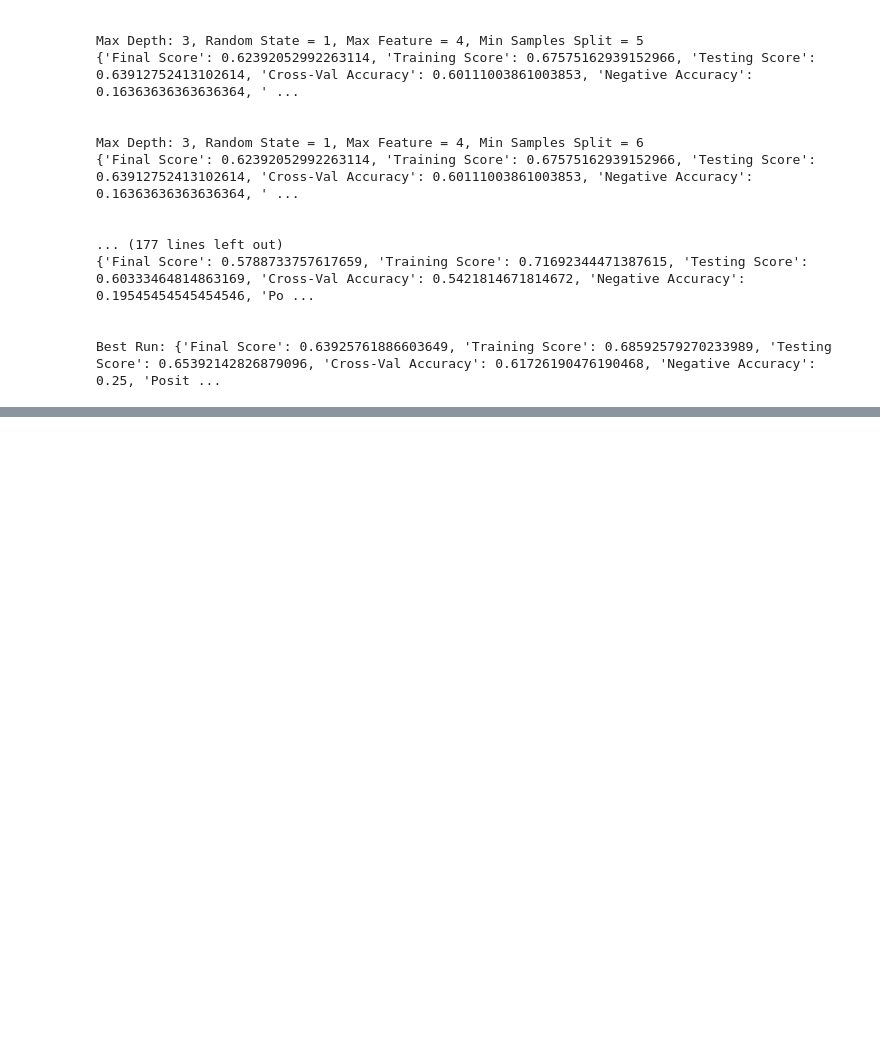
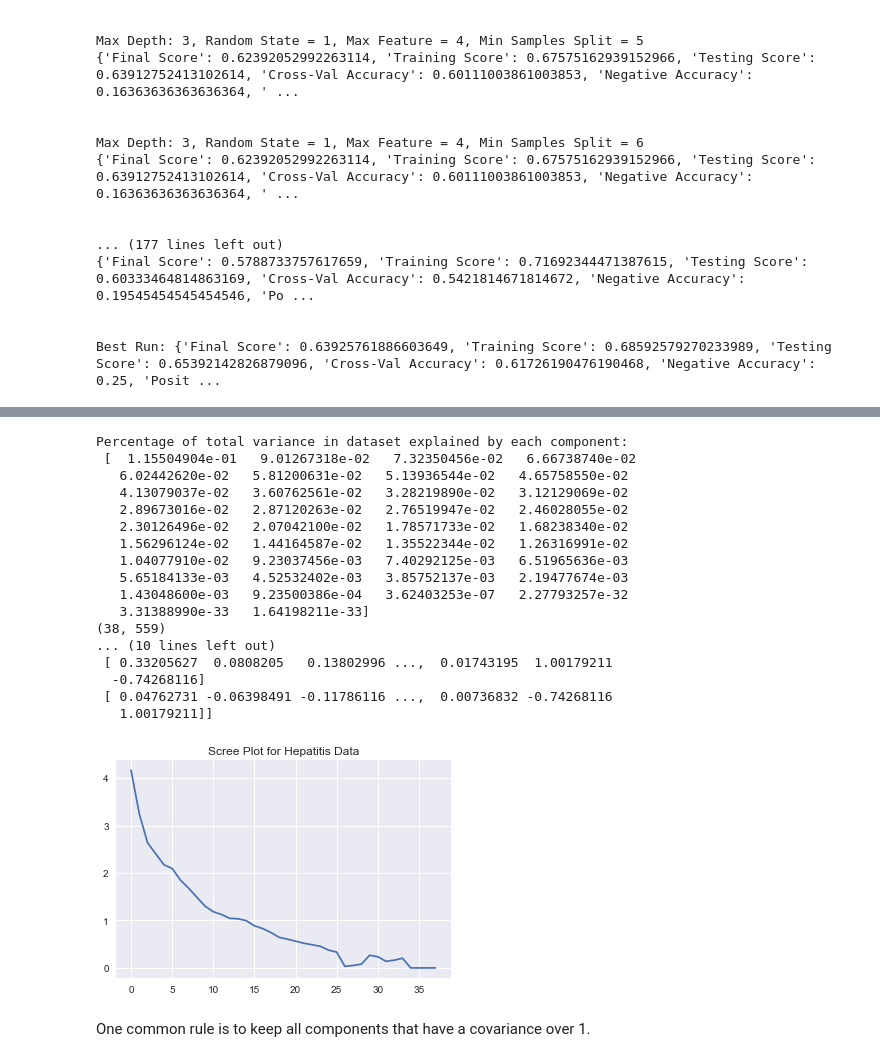
Before and after one commit to birajaghoshal/Supervised-Capstone, a Jupyter notebook: Supervised Capstone Practice.ipynb, the cells around one changed output, grey strips where cells are left out. Saved outputs shown, nothing was run; the diff lists cells and outputs as text; code cells hidden in the pictures; blank space fills up the shorter version.

```diff
--- a/Supervised Capstone Practice.ipynb
+++ b/Supervised Capstone Practice.ipynb
@@ -1015,0 +973,45 @@ Best Run: {'Final Score': 0.68079022445421389, 'Training Score': 0.7030017212417
+# %%
+X_scaled = StandardScaler().fit_transform(X)
+sklearn_pca = PCA()
+sklearn_pca.fit(X_scaled)
+
+print(
+    'Percentage of total variance in dataset explained by each component:\n',
+    sklearn_pca.explained_variance_ratio_
+)
+# fit identifies the componenents
+# we use those new components to transform the original dataset into a new
+# dataset that somehow explains more variance per less features
+#sklearn_pca.transform(X_pca)
+
+Xt = X_pca.T
+print(Xt.shape)
+Cx = np.cov(Xt)
+print('Covariance Matrix:\n', Cx)
+
+eig_val_cov, eig_vec_cov = np.linalg.eig(Cx)
+
+plt.plot(eig_val_cov)
+plt.title("Scree Plot for Hepatitis Data")
+plt.show()
+# %% [output]
+Percentage of total variance in dataset explained by each component:
+ [  1.15504904e-01   9.01267318e-02   7.32350456e-02   6.66738740e-02
+   6.02442620e-02   5.81200631e-02   5.13936544e-02   4.65758550e-02
+   4.13079037e-02   3.60762561e-02   3.28219890e-02   3.12129069e-02
+   2.89673016e-02   2.87120263e-02   2.76519947e-02   2.46028055e-02
+   2.30126496e-02   2.07042100e-02   1.78571733e-02   1.68238340e-02
+   1.56296124e-02   1.44164587e-02   1.35522344e-02   1.26316991e-02
+   1.04077910e-02   9.23037456e-03   7.40292125e-03   6.51965636e-03
+   5.65184133e-03   4.52532402e-03   3.85752137e-03   2.19477674e-03
+   1.43048600e-03   9.23500386e-04   3.62403253e-07   2.27793257e-32
+   3.31388990e-33   1.64198211e-33]
+(38, 559)
+... (10 lines left out)
+ [ 0.33205627  0.0808205   0.13802996 ...,  0.01743195  1.00179211
+  -0.74268116]
+ [ 0.04762731 -0.06398491 -0.11786116 ...,  0.00736832 -0.74268116
+   1.00179211]]
+[figure, added]
+# %% [markdown]
+One common rule is to keep all components that have a covariance over 1.
```
Also changed, not shown: parts of 42 cells of this notebook.
